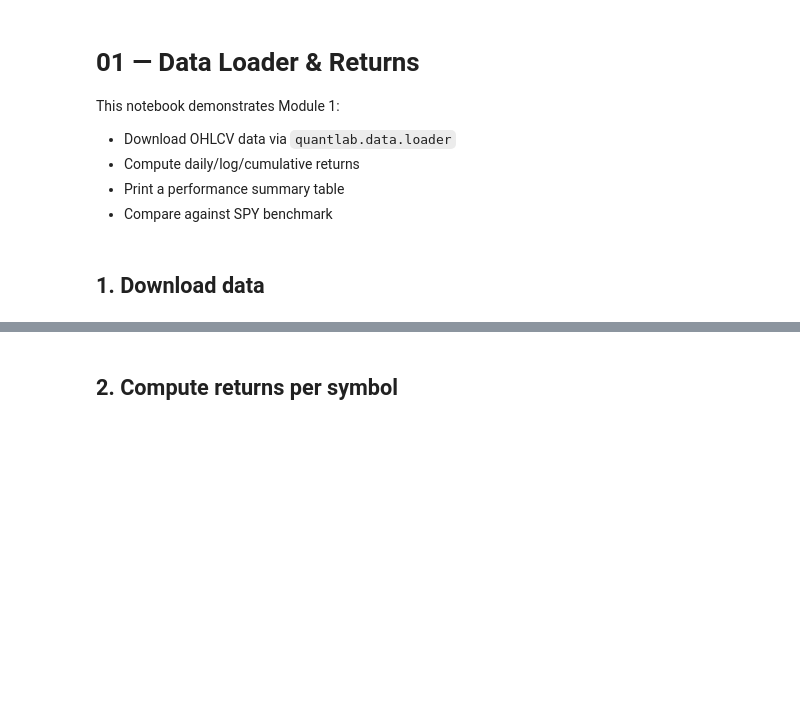
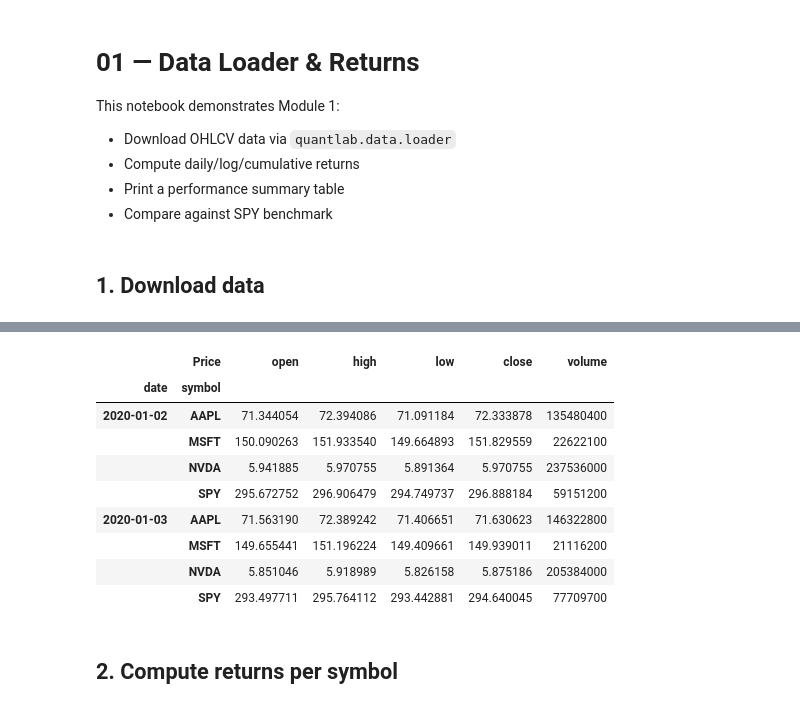
Before and after one commit to Allen-YihuiHan/ai-quant-research-lab, a Jupyter notebook: notebooks/01_data_loader.ipynb, the cells around one changed output, grey strips where cells are left out. Saved outputs shown, nothing was run; the diff lists cells and outputs as text; code cells hidden in the pictures; blank space fills up the shorter version.

```diff
--- a/notebooks/01_data_loader.ipynb
+++ b/notebooks/01_data_loader.ipynb
@@ -29,8 +29,9 @@ plt.rcParams['axes.grid'] = True
 SYMBOLS  = ['AAPL', 'MSFT', 'NVDA', 'SPY']
 START    = '2020-01-01'
 END      = '2025-01-01'
-CACHE    = '../data/cache'
+CACHE    = 'data/cache'
 
 data = load_ohlcv(SYMBOLS, start_date=START, end_date=END, cache_dir=CACHE)
 print(data.shape)
 data.head(8)
+# %% [output]
@@ -37,3 +43,13 @@ data.head(8)
+|  | Price | open | high | low | close | volume |
+| date | symbol |  |  |  |  |  |
+| 2020-01-02 | AAPL | 71.344054 | 72.394086 | 71.091184 | 72.333878 | 135480400 |
+|  | MSFT | 150.090263 | 151.933540 | 149.664893 | 151.829559 | 22622100 |
+|  | NVDA | 5.941885 | 5.970755 | 5.891364 | 5.970755 | 237536000 |
+|  | SPY | 295.672752 | 296.906479 | 294.749737 | 296.888184 | 59151200 |
+| 2020-01-03 | AAPL | 71.563190 | 72.389242 | 71.406651 | 71.630623 | 146322800 |
+|  | MSFT | 149.655441 | 151.196224 | 149.409661 | 149.939011 | 21116200 |
+|  | NVDA | 5.851046 | 5.918989 | 5.826158 | 5.875186 | 205384000 |
+|  | SPY | 293.497711 | 295.764112 | 293.442881 | 294.640045 | 77709700 |
 # %% [markdown]
 ## 2. Compute returns per symbol
 # %%
```
Also changed, not shown: parts of 4 cells of this notebook, 1 other file.
